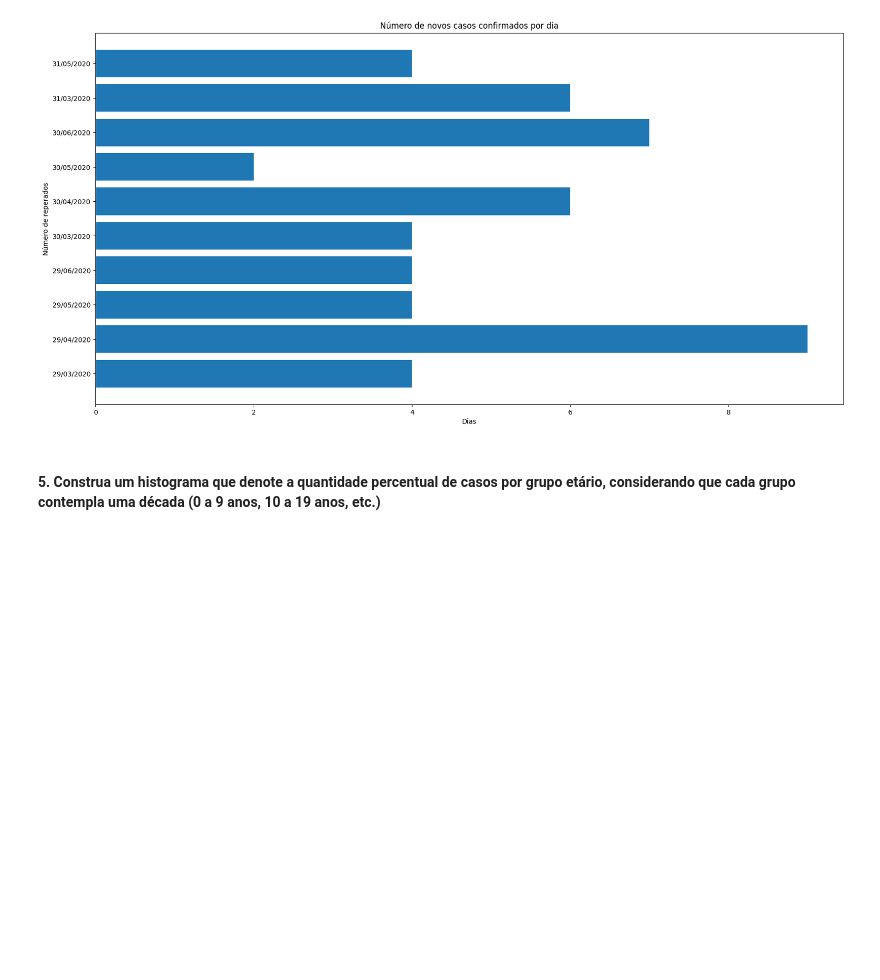
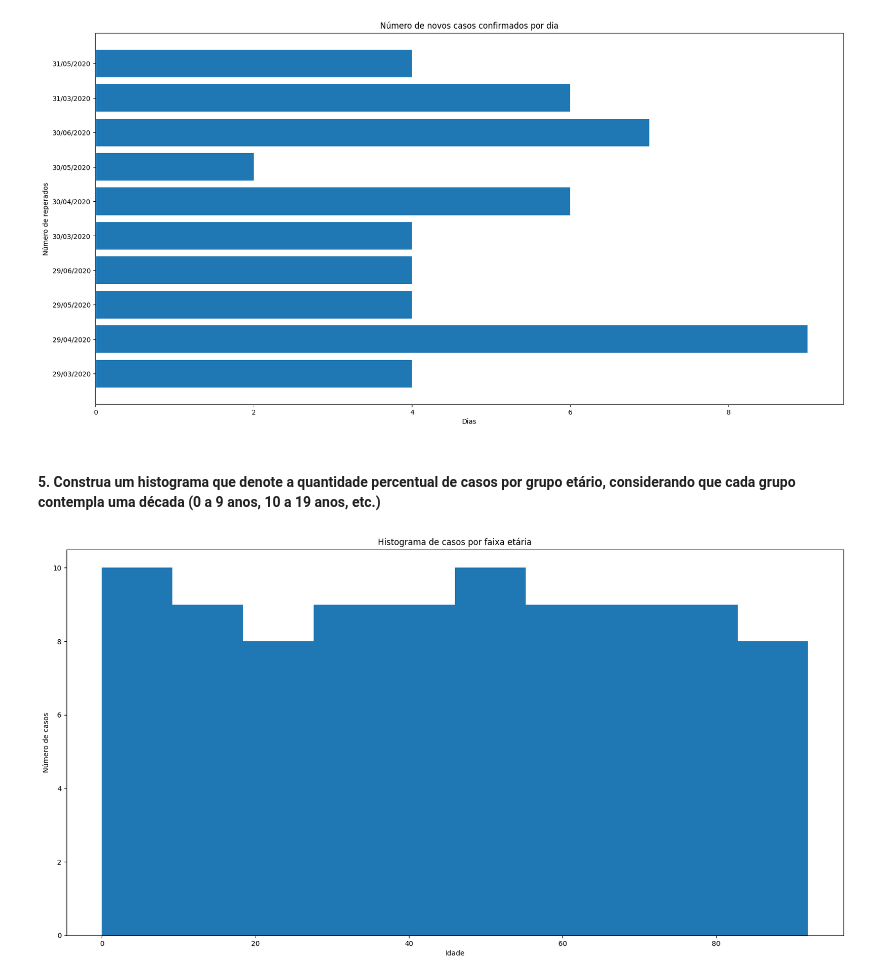
Before and after one commit to cetdo/redesneurais1, a Jupyter notebook: Analise.ipynb, the cells around one changed output. Drawn from its saved outputs; the diff is of its cells as text; code cells hidden in the pictures; blank space fills up the shorter version.

```diff
--- a/Analise.ipynb
+++ b/Analise.ipynb
@@ -291,3 +291,22 @@ plt.show()
 [figure]
 # %% [markdown]
 #### 5. Construa um histograma que denote a quantidade percentual de casos por grupo etário, considerando que cada grupo contempla uma década (0 a 9 anos, 10 a 19 anos, etc.)
+# %%
+# get age/confirmed series
+age_confirmed = confirmed['_idade'].value_counts()
+
+# create new age dataframe
+frame = {'age': age_confirmed.index, 'confirmed': age_confirmed.values}
+age_df = pandas.DataFrame(frame)
+# create view
+plt.rcdefaults()
+fig, ax = plt.subplots(figsize=(20,10))
+
+ax.hist(age_df['age'], bins=10)
+ax.set_xlabel('Idade')
+ax.set_ylabel('Número de casos')
+ax.set_title('Histograma de casos por faixa etária')
+
+plt.show()
+# %% [output]
+[figure, added]
```
